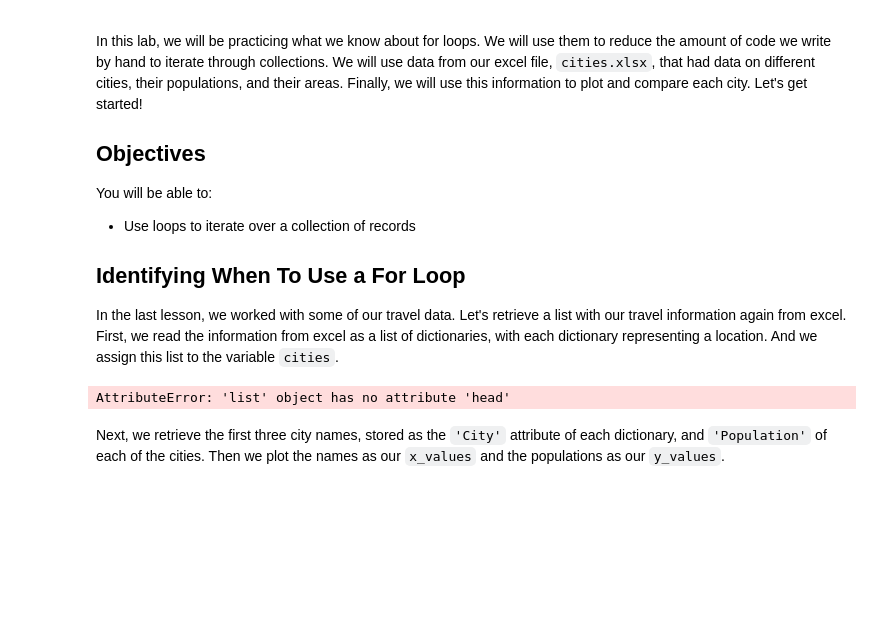
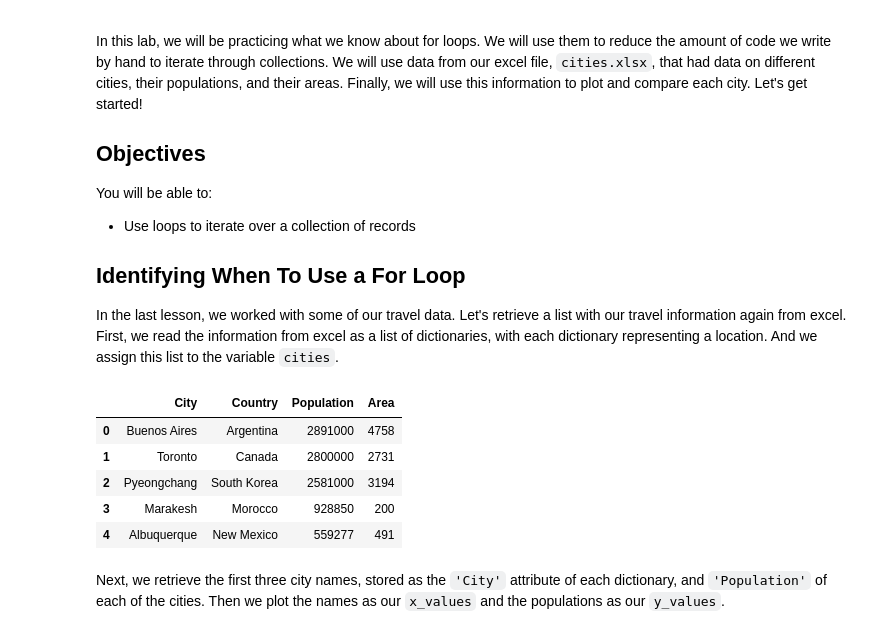
Before and after one commit to Jkim516/dsc-looping-over-collections-lab-seattle-ds-062419, a Jupyter notebook: index.ipynb, the cells around one changed output. Saved outputs shown, nothing was run; the diff lists cells and outputs as text; code cells hidden in the pictures; blank space fills up the shorter version.

```diff
--- a/index.ipynb
+++ b/index.ipynb
@@ -14,13 +14,18 @@ In the last lesson, we worked with some of our travel data.  Let's retrieve a li
 # %%
 # If you're viewing this lab on learn, uncomment the next line to install xlrd on the docker container
 # !pip install xlrd
 import pandas as pd
 file_name = './cities.xlsx'
 travel_df = pd.read_excel(file_name)
 cities = travel_df.to_dict('records')
-travel_df
+travel_df.head()
 # %% [output]
-AttributeError: 'list' object has no attribute 'head'
+|  | City | Country | Population | Area |
+| 0 | Buenos Aires | Argentina | 2891000 | 4758 |
+| 1 | Toronto | Canada | 2800000 | 2731 |
+| 2 | Pyeongchang | South Korea | 2581000 | 3194 |
+| 3 | Marakesh | Morocco | 928850 | 200 |
+| 4 | Albuquerque | New Mexico | 559277 | 491 |
 # %% [markdown]
 Next, we retrieve the first three city names, stored as the `'City'` attribute of each dictionary, and `'Population'` of each of the cities.  Then we plot the names as our `x_values` and the populations as our `y_values`.
 # %%
```
